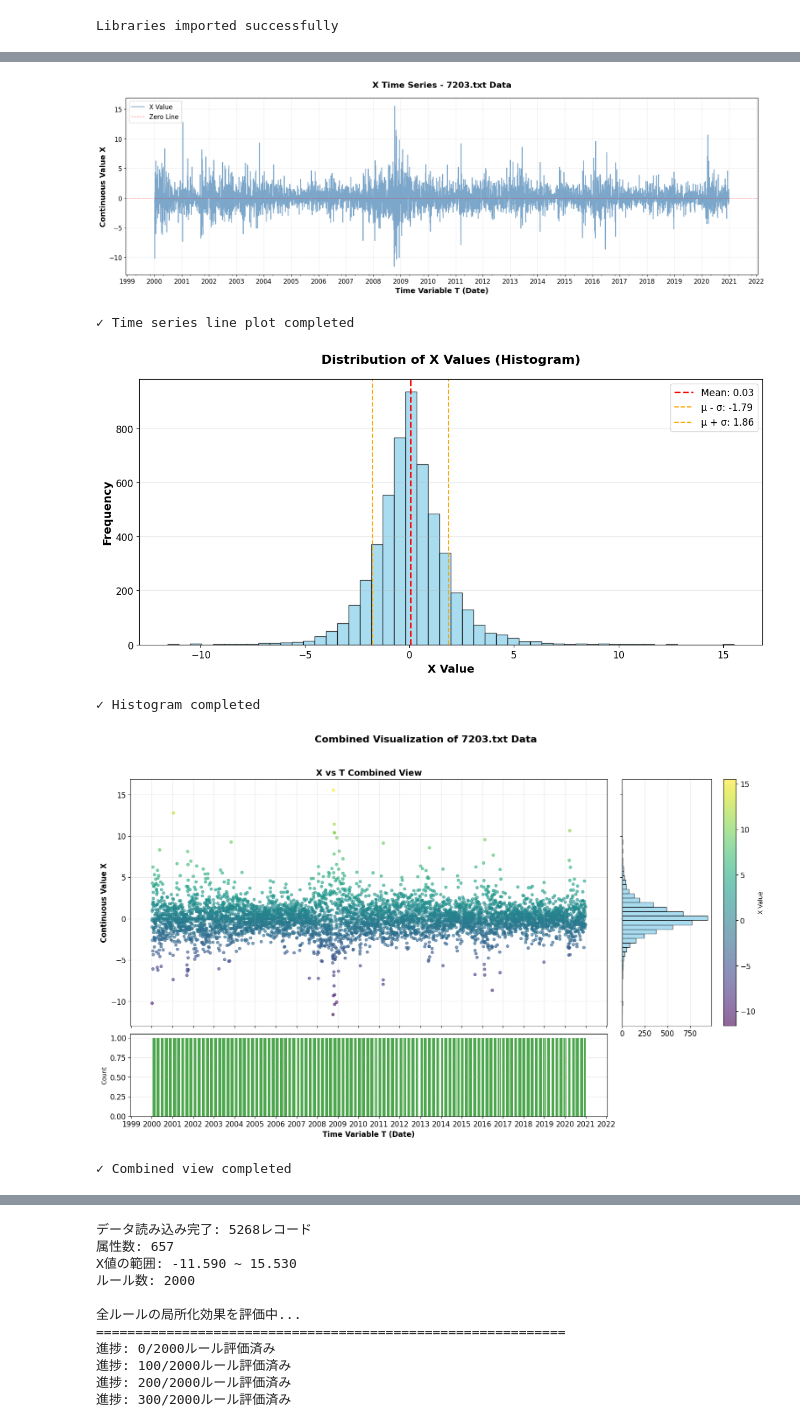
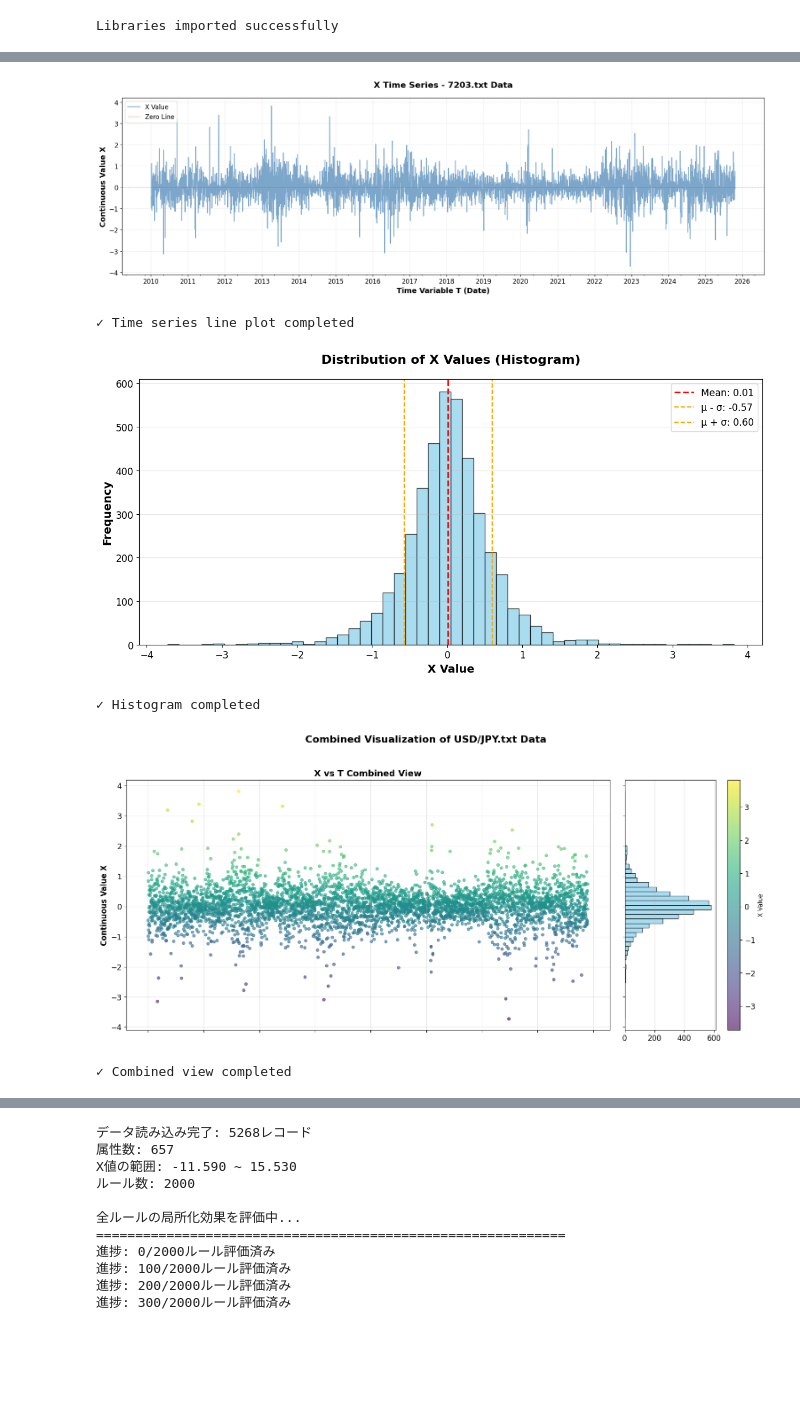
Before and after one commit to sugasuzu/ts-itemsb, a Jupyter notebook: analysis/scatter_x_t.ipynb, the cells around one changed output, grey strips where cells are left out. Drawn from its saved outputs; the diff is of its cells as text; code cells hidden in the pictures; blank space fills up the shorter version.

```diff
--- a/analysis/scatter_x_t.ipynb
+++ b/analysis/scatter_x_t.ipynb
@@ -30,11 +29,13 @@ Libraries imported successfully
 # ============================================================================
 
 # Data file path
-data_file = 'nikkei225_data/gnminer_individual/7203.txt'
+data_file = '/Users/suzukiyasuhiro/Desktop/study/ts-itemsbs/forex_data/gnminer_individual/USDJPY.txt'
 
 print("=" * 80)
 print(f"Loading data file: {data_file}")
 print("=" * 80)
+
+print(data_file)
 
 # Read CSV file
 df = pd.read_csv(data_file)
@@ -167,7 +169,7 @@ plt.show()
 
 print("✓ Time series line plot completed")
 # %% [output]
-[figure, old version]
+[figure, new version]
 ✓ Time series line plot completed
 # %%
 # ============================================================================
@@ -200,54 +202,41 @@ plt.show()
 
 print("✓ Histogram completed")
 # %% [output]
-[figure, old version]
+[figure, new version]
 ✓ Histogram completed
 # %%
 # ============================================================================
 # Combined View (Scatter Plot + Histogram)
 # ============================================================================
 
 fig = plt.figure(figsize=(18, 10))
 gs = fig.add_gridspec(2, 2, height_ratios=[3, 1], width_ratios=[4, 1],
                       hspace=0.05, wspace=0.05)
 
 # Main scatter plot
 ax_main = fig.add_subplot(gs[0, 0])
 scatter = ax_main.scatter(T, X, c=X, cmap='viridis', s=20, alpha=0.6)
 ax_main.grid(True, alpha=0.3)
 ax_main.set_ylabel('Continuous Value X', fontsize=12, fontweight='bold')
 ax_main.set_title('X vs T Combined View', fontsize=14, fontweight='bold')
 ax_main.tick_params(labelbottom=False)
 
 # Right histogram (X value distribution)
 ax_right = fig.add_subplot(gs[0, 1], sharey=ax_main)
 ax_right.hist(X, bins=50, orientation='horizontal', alpha=0.7, color='skyblue', edgecolor='black')
 ax_right.tick_params(labelleft=False)
 ax_right.grid(True, alpha=0.3, axis='x')
 
-# Bottom time series plot (data density over time)
-ax_bottom = fig.add_subplot(gs[1, 0], sharex=ax_main)
-# Count daily data points
-daily_counts = df.groupby(df['T'].str[:10]).size()
-daily_dates = pd.to_datetime(daily_counts.index)
-ax_bottom.bar(daily_dates, daily_counts.values, width=1, alpha=0.7, color='green')
-ax_bottom.set_xlabel('Time Variable T (Date)', fontsize=12, fontweight='bold')
-ax_bottom.set_ylabel('Count', fontsize=10)
-ax_bottom.grid(True, alpha=0.3, axis='y')
-ax_bottom.xaxis.set_major_formatter(mdates.DateFormatter('%Y'))
-ax_bottom.xaxis.set_major_locator(mdates.YearLocator())  # Show every year
-plt.setp(ax_bottom.xaxis.get_majorticklabels(), rotation=0)
-
 # Colorbar
 cbar = plt.colorbar(scatter, ax=ax_right, pad=0.1)
 cbar.set_label('X Value', fontsize=10)
 
-plt.suptitle('Combined Visualization of 7203.txt Data', fontsize=16, fontweight='bold', y=0.98)
+plt.suptitle('Combined Visualization of USD/JPY.txt Data', fontsize=16, fontweight='bold', y=0.98)
 plt.show()
 
 print("✓ Combined view completed")
 # %% [output]
-[figure, old version]
+[figure, new version]
 ✓ Combined view completed
 # %%
 import pandas as pd
```
Also changed, not shown: parts of 5 cells of this notebook, 15 other files.
